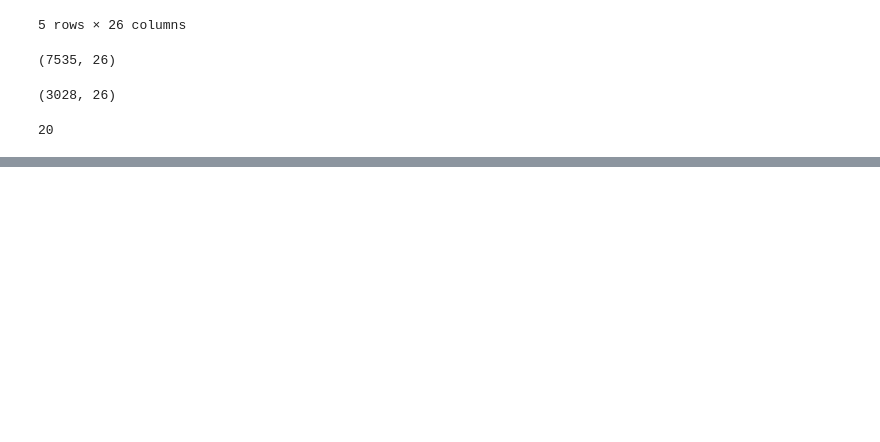
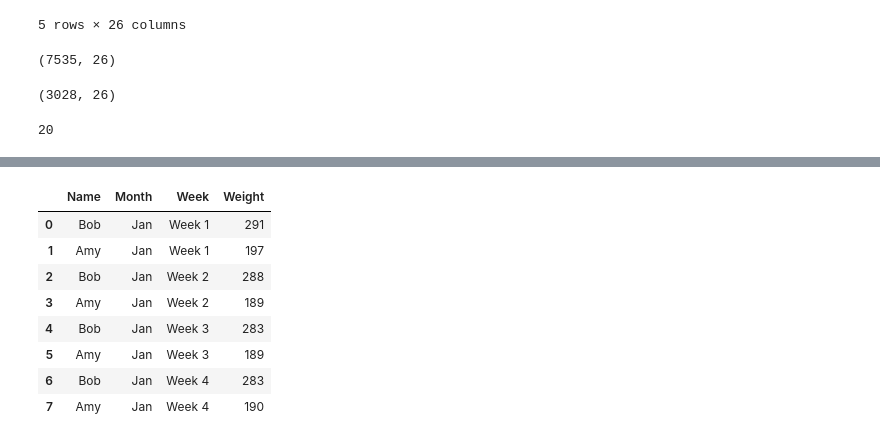
Before and after one commit to okmokm422/TIL, a Jupyter notebook: 1. Python/3. Pandas-cookbook/Chapter7.ipynb, the cells around one changed output, grey strips where cells are left out. Saved outputs shown, nothing was run; the diff lists cells and outputs as text; code cells hidden in the pictures; blank space fills up the shorter version.

```diff
--- a/1. Python/3. Pandas-cookbook/Chapter7.ipynb
+++ b/1. Python/3. Pandas-cookbook/Chapter7.ipynb
@@ -493,0 +506,12 @@ college_filtered['STABBR'].nunique()
+# %%
+weight_loss.query("Month == 'Jan'")
+# %% [output]
+|  | Name | Month | Week | Weight |
+| 0 | Bob | Jan | Week 1 | 291 |
+| 1 | Amy | Jan | Week 1 | 197 |
+| 2 | Bob | Jan | Week 2 | 288 |
+| 3 | Amy | Jan | Week 2 | 189 |
+| 4 | Bob | Jan | Week 3 | 283 |
+| 5 | Amy | Jan | Week 3 | 189 |
+| 6 | Bob | Jan | Week 4 | 283 |
+| 7 | Amy | Jan | Week 4 | 190 |
```
Also changed, not shown: parts of 7 cells of this notebook, 11 other files.
